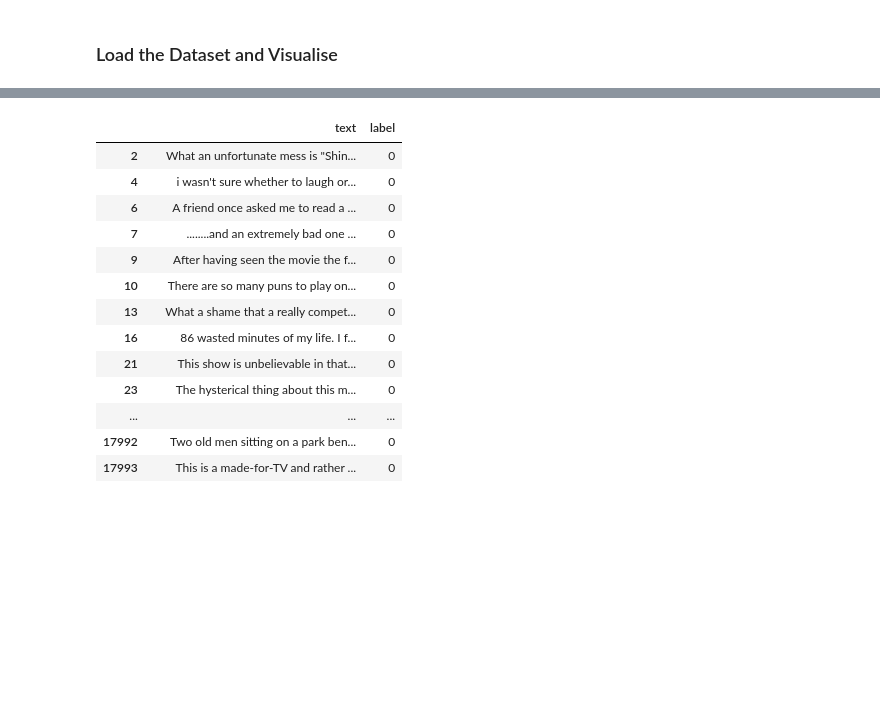
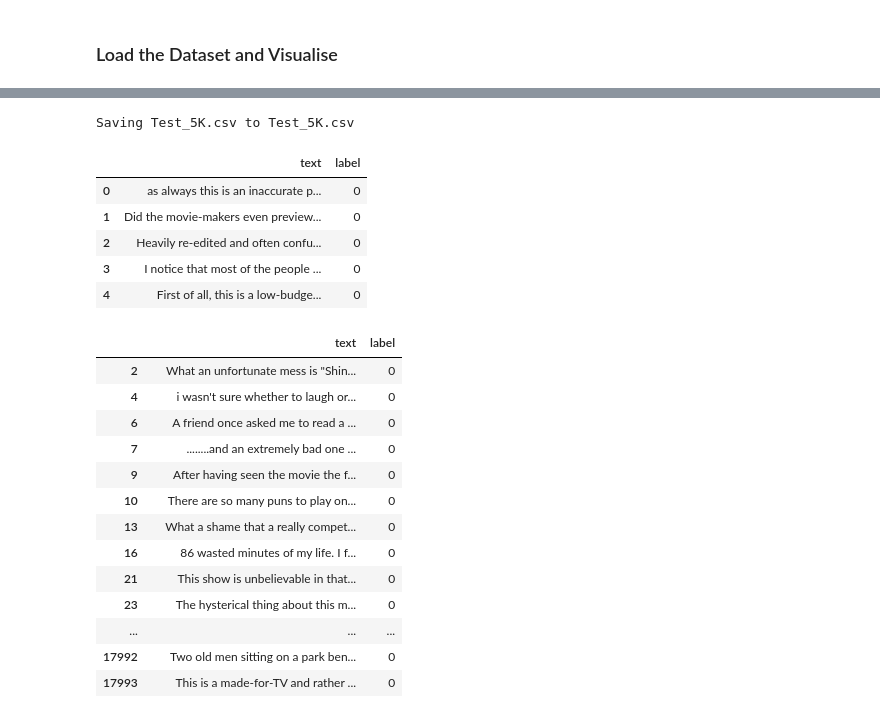
Before and after one commit to rajeshsahu09/IMDB_Sentiment_Analysis, a Jupyter notebook: DL_Assign.ipynb, the cells around one changed output, grey strips where cells are left out. Saved outputs shown, nothing was run; the diff lists cells and outputs as text; code cells hidden in the pictures; blank space fills up the shorter version.

```diff
--- a/DL_Assign.ipynb
+++ b/DL_Assign.ipynb
@@ -24,3 +43,11 @@ df.head()
 | 2 | What an unfortunate mess is "Shin... | 0 |
 | 3 | I'm not entirely sure Rob Schmidt... | 1 |
 | 4 | i wasn't sure whether to laugh or... | 0 |
+# %%
+from google.colab import files
+uploaded = files.upload()
+
+import io
+df_test = pd.read_csv(io.StringIO(uploaded['Test_5K.csv'].decode('utf-8')), sep='\t')
+df_test.head()
+# %% [output]
@@ -27 +55,8 @@ df.head()
+Saving Test_5K.csv to Test_5K.csv
+|  | text | label |
+| 0 | as always this is an inaccurate p... | 0 |
+| 1 | Did the movie-makers even preview... | 0 |
+| 2 | Heavily re-edited and often confu... | 0 |
+| 3 | I notice that most of the people ... | 0 |
+| 4 | First of all, this is a low-budge... | 0 |
 # %%
```
Also changed, not shown: parts of 15 cells of this notebook.
